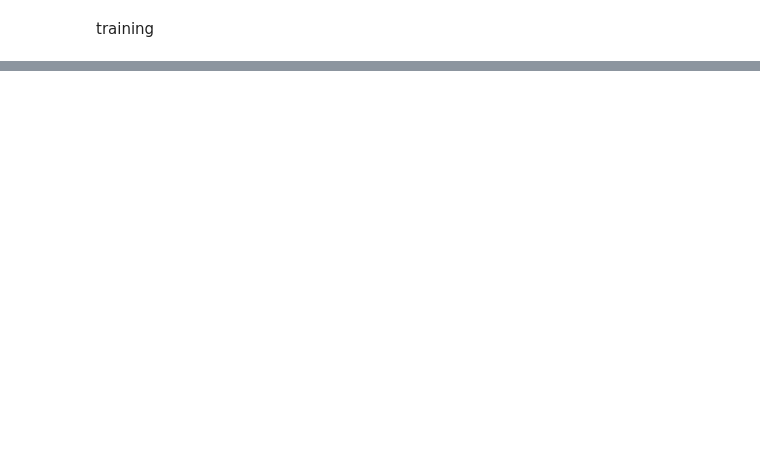
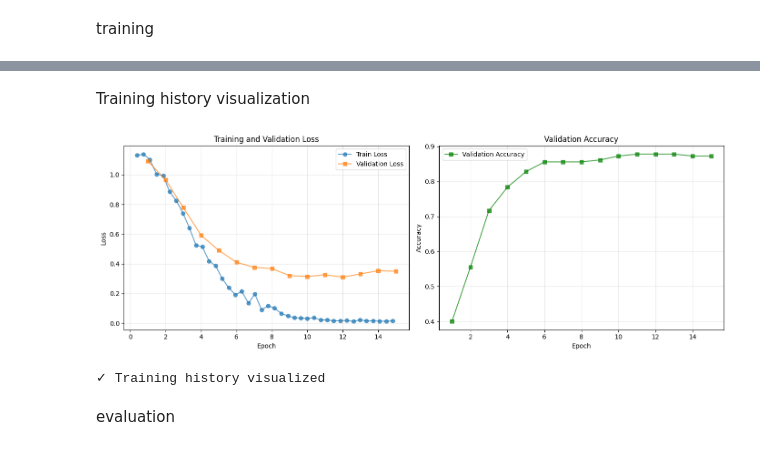
Before and after one commit to TebaSUH/Counrties-Classification, a Jupyter notebook: GeoGuessr.ipynb, the cells around one changed output, grey strips where cells are left out. Drawn from its saved outputs; the diff is of its cells as text; code cells hidden in the pictures; blank space fills up the shorter version.

```diff
--- a/GeoGuessr.ipynb
+++ b/GeoGuessr.ipynb
@@ -212,0 +264,60 @@ def compute_metrics(eval_pred):
+# %% [markdown]
+Training history visualization
+# %%
+import matplotlib.pyplot as plt
+
+# Extract training history from trainer logs
+log_history = trainer.state.log_history
+
+# Parse logs
+train_loss = []
+eval_loss = []
+eval_accuracy = []
+epochs = []
+
+for entry in log_history:
+    if 'loss' in entry and 'epoch' in entry:
+        # Training loss
+        if 'eval_loss' not in entry:
+            train_loss.append((entry['epoch'], entry['loss']))
+    if 'eval_loss' in entry:
+        # Validation metrics
+        eval_loss.append((entry['epoch'], entry['eval_loss']))
+        if 'eval_accuracy' in entry:
+            eval_accuracy.append((entry['epoch'], entry['eval_accuracy']))
+
+# Plot training history
+fig, axes = plt.subplots(1, 2, figsize=(14, 5))
+
+# Loss plot
+if train_loss:
+    train_epochs, train_losses = zip(*train_loss)
+    axes[0].plot(train_epochs, train_losses, 'o-', label='Train Loss', alpha=0.7)
+if eval_loss:
+    eval_epochs, eval_losses = zip(*eval_loss)
+    axes[0].plot(eval_epochs, eval_losses, 's-', label='Validation Loss', alpha=0.7)
+axes[0].set_xlabel('Epoch')
+axes[0].set_ylabel('Loss')
+axes[0].set_title('Training and Validation Loss')
+axes[0].legend()
+axes[0].grid(True, alpha=0.3)
+
+# Accuracy plot
+if eval_accuracy:
+    eval_epochs, eval_accs = zip(*eval_accuracy)
+    axes[1].plot(eval_epochs, eval_accs, 's-', label='Validation Accuracy', color='green', alpha=0.7)
+axes[1].set_xlabel('Epoch')
+axes[1].set_ylabel('Accuracy')
+axes[1].set_title('Validation Accuracy')
+axes[1].legend()
+axes[1].grid(True, alpha=0.3)
+
+plt.tight_layout()
+plt.show()
+
+print("Training history visualized")
+# %% [output]
+[figure, added]
+✓ Training history visualized
+# %% [markdown]
+evaluation
```
Also changed, not shown: parts of 15 cells of this notebook.
